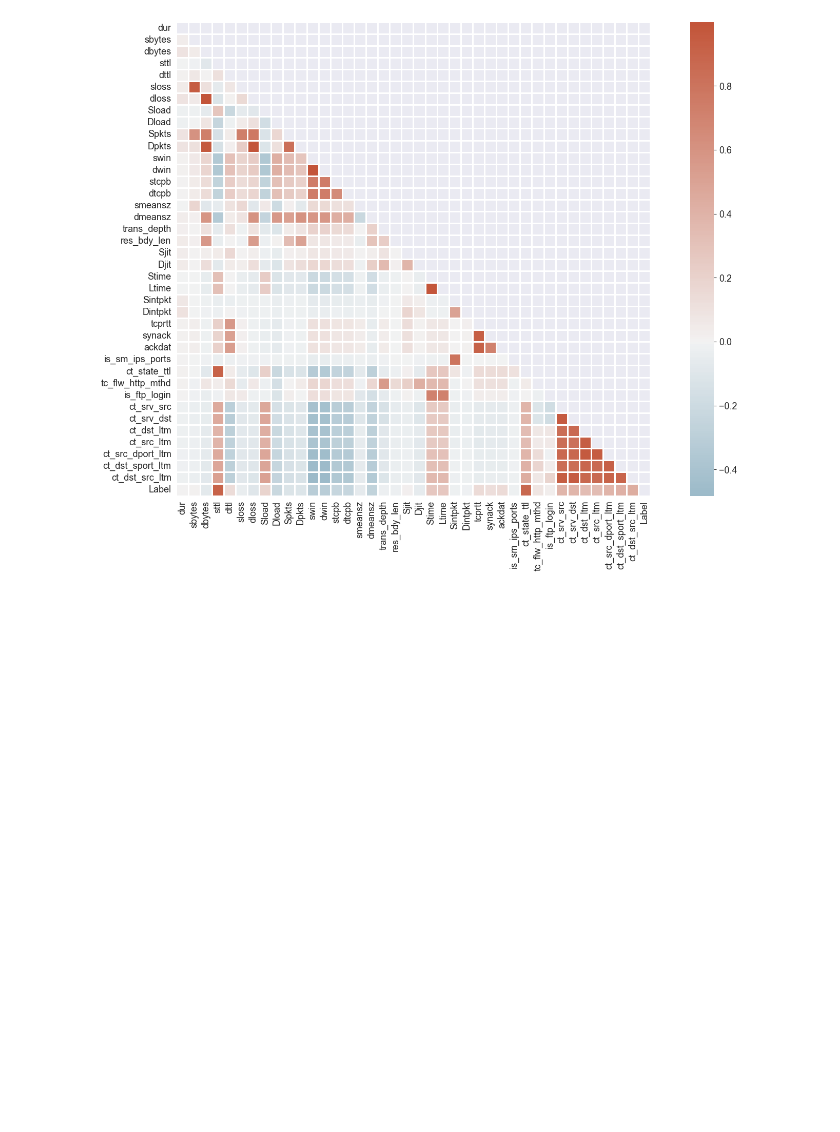
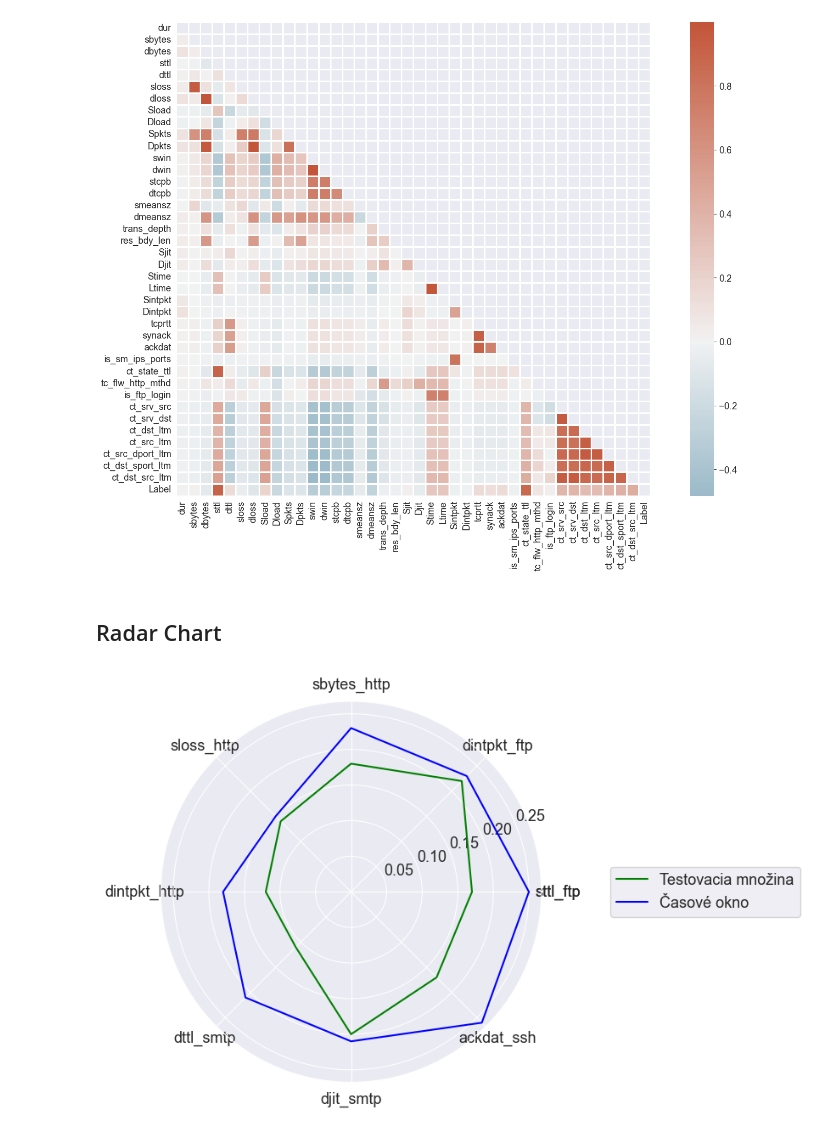
Before and after one commit to TomasRoncak/DP, a Jupyter notebook: notebooks/eda.ipynb, the cells around one changed output. Cells and saved outputs as stored; diff of their text form; code cells hidden in the pictures; blank space fills up the shorter version.

```diff
--- a/notebooks/eda.ipynb
+++ b/notebooks/eda.ipynb
@@ -134,3 +134,32 @@ sns.heatmap(corr, mask=mask, cmap=cmap, center=0, square=True, linewidths=1.)
 # %% [output]
 <AxesSubplot: >
 [figure]
+# %% [markdown]
+## Radar Chart
+# %%
+columns = ['sttl_ftp', 'dintpkt_ftp', 'sbytes_http', 'sloss_http', 'dintpkt_http', 'dttl_smtp', 'djit_smtp', 'ackdat_ssh']
+
+mape_test_score = [0.17, 0.22, 0.18, 0.14, 0.12, 0.11, 0.20, 0.17]
+mape_window_score = [0.25, 0.23, 0.23, 0.15, 0.18, 0.21, 0.21, 0.26]
+
+angles=np.linspace(0,2*np.pi,len(columns), endpoint=False)
+angles=np.concatenate((angles,[angles[0]]))
+
+mape_window_score.append(mape_window_score[0])
+mape_test_score.append(mape_test_score[0])
+
+columns.append(columns[0])
+
+fig=plt.figure(figsize=(6, 10))
+ax=fig.add_subplot(polar=True)
+
+ax.plot(angles, mape_test_score, color='g', label='Testovacia množina')
+ax.plot(angles, mape_window_score, color='b', label='Časové okno')
+
+ax.set_thetagrids(angles * 180/np.pi, columns)
+
+plt.tight_layout()
+plt.legend(bbox_to_anchor = (1.7, 0.5), loc='center right')
+plt.show()
+# %% [output]
+[figure, added]
```
